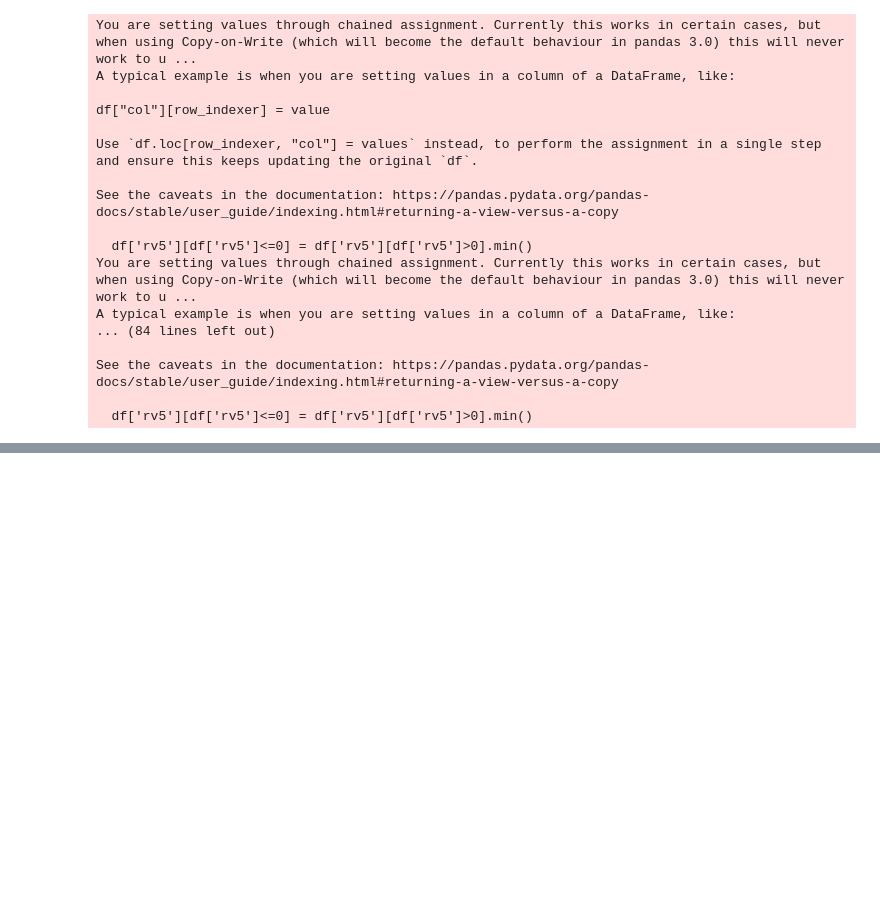
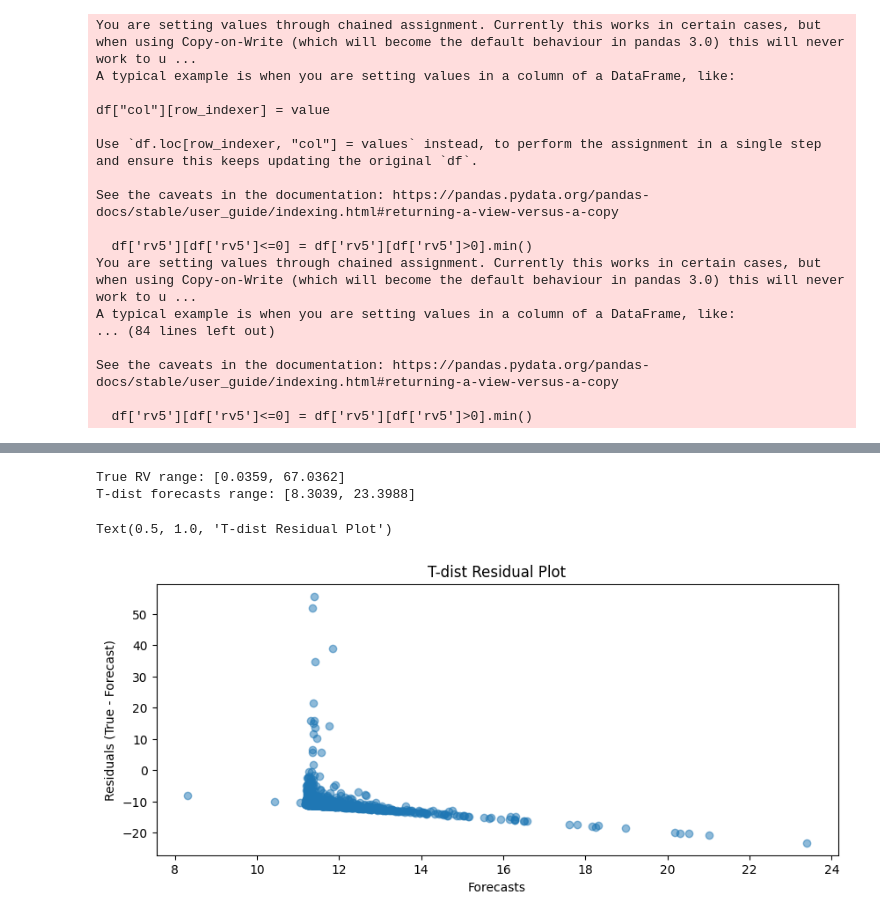
Before and after one commit to adparikh245/DeepRGARCH, a Jupyter notebook: DeepRGARCH/rerech/testing.ipynb, the cells around one changed output, grey strips where cells are left out. Drawn from its saved outputs; the diff is of its cells as text; code cells hidden in the pictures; blank space fills up the shorter version.

```diff
--- a/DeepRGARCH/rerech/testing.ipynb
+++ b/DeepRGARCH/rerech/testing.ipynb
@@ -246,0 +162,23 @@ KeyboardInterrupt:
+# %%
+# 2) helper to force a model (or wrapper) to rebuild var_ls
+def force_var_ls(model):
+    # if it’s a wrapper, drill down to .pre; else use it directly
+    base = model.pre if hasattr(model, 'pre') else model
+    base.loglik(base.X.theta, get_v=True)
+    return np.array(base.var_ls)
+
+vol_gauss = force_var_ls(gauss_model)
+vol_tdist = force_var_ls(tdist_wrap)
+
+# 3) pull out true RV
+true_rv = np.array(data_dict['AEX']['train']['rv_test'])
+
+# 4) sanity check
+print(len(true_rv), len(vol_gauss), len(vol_tdist))  # all ≈ 2302
+
+# 5) pure‐NumPy MSE/MAE
+def mse(y, yhat): return np.mean((y-yhat)**2)
+def mae(y, yhat): return np.mean(np.abs(y-yhat))
+
+print("Gaussian fit:      ",   "MSE=", mse(true_rv,vol_gauss), "MAE=", mae(true_rv,vol_gauss))
+print("T‐dist SMCD fit:   ",   "MSE=", mse(true_rv,vol_tdist), "MAE=", mae(true_rv,vol_tdist))
@@ -246,0 +250,16 @@ KeyboardInterrupt:
+# %%
+print(f"True RV range: [{y.min():.4f}, {y.max():.4f}]")
+print(f"T-dist forecasts range: [{yT.min():.4f}, {yT.max():.4f}]")
+# %% [output]
+True RV range: [0.0359, 67.0362]
+T-dist forecasts range: [8.3039, 23.3988]
+# %%
+residuals_t = y - yT
+plt.figure(figsize=(10,4))
+plt.scatter(yT, residuals_t, alpha=0.5)
+plt.xlabel('Forecasts')
+plt.ylabel('Residuals (True - Forecast)')
+plt.title('T-dist Residual Plot')
+# %% [output]
+Text(0.5, 1.0, 'T-dist Residual Plot')
+[figure, added]
```
Also changed, not shown: parts of 19 cells of this notebook, 14 other files.
